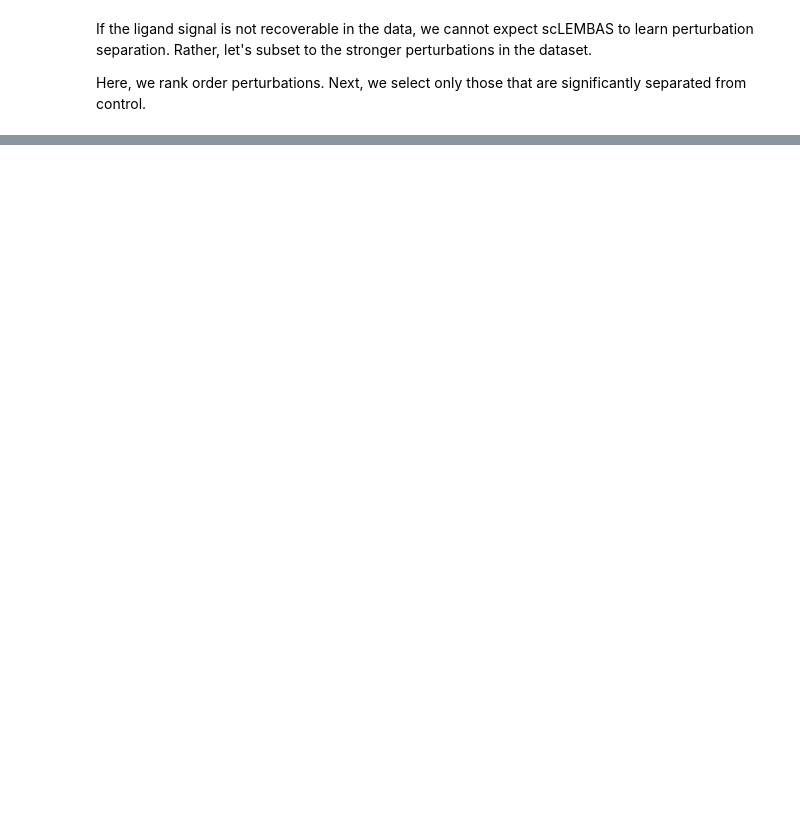
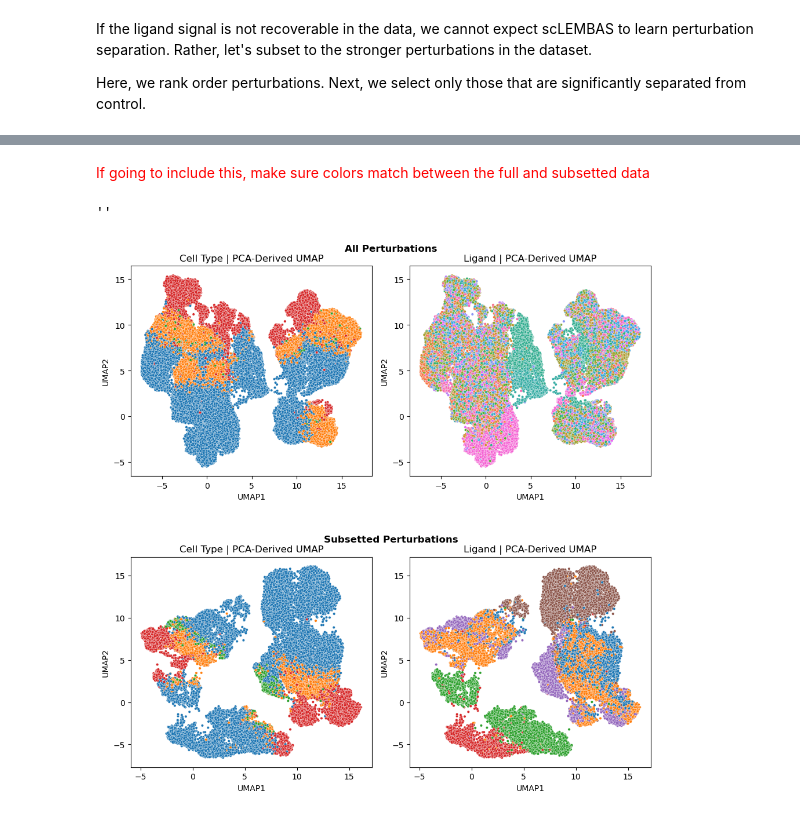
Before and after one commit to hmbaghdassarian/scLEMBAS, a Jupyter notebook: notebooks/McCauley_2024/02_subset_perturbations.ipynb, the cells around one changed output, grey strips where cells are left out. Drawn from its saved outputs; the diff is of its cells as text; code cells hidden in the pictures; blank space fills up the shorter version.

```diff
--- a/notebooks/McCauley_2024/02_subset_perturbations.ipynb
+++ b/notebooks/McCauley_2024/02_subset_perturbations.ipynb
@@ -172,0 +221,57 @@ io.write_tfad(tf_adata,
+# %% [markdown]
+<span style="color:red">If going to include this, make sure colors match between the full and subsetted data</span>
+# %%
+ncols, nrows = 2,2
+fig, ax = plt.subplots(ncols=ncols, nrows=nrows, figsize=(5.1*ncols, 5.1*nrows))
+# ax = axes if isinstance(axes, np.ndarray) else np.array([axes])
+# ax = ax.flatten()
+plot_type = 'scatter'
+
+ll_map = {'umap': 'PCA-Derived UMAP',
+         'umap_pls': 'PLS-Derived UMAP'}
+
+latent_label = 'umap'
+for (i, (adata_type, tf_adata_)) in enumerate(adata_dict.items()):
+
+    row_ax = fig.add_subplot(2, 1, i + 1, frame_on=False)
+    row_ax.set_title(adata_type, fontsize=12, fontweight='bold', pad=18)
+    row_ax.tick_params(labelcolor='none', top=False, bottom=False, left=False, right=False)
+    row_ax.grid(False)
+
+
+    viz_df = pd.DataFrame(tf_adata_.obsm['X_' + latent_label])
+    _label_name = 'UMAP'
+    viz_df.columns = [_label_name + '{}'.format(i+1) for i in range(viz_df.shape[1])]
+
+    for covariate in [cat_col, pert_col]:
+        viz_df[covariate] = tf_adata_.obs[covariate].reset_index(drop=True)
+
+    viz_df = viz_df.sample(frac=1, random_state=seed).reset_index(drop=True)
+
+
+    for (j, covariate) in enumerate([cat_col, pert_col]):
+        if plot_type == 'scatter':
+            sns.scatterplot(data = viz_df,
+                            x = _label_name + '{}'.format(1), y = _label_name + '{}'.format(2), hue = covariate,
+                            ax = ax[i, j], s = 10)
+        elif plot_type == 'contour':
+            sns.kdeplot(data = viz_df,
+                        x = _label_name + '{}'.format(1), y = _label_name + '{}'.format(2), hue = covariate,
+                        ax = ax[i, j], fill = False, levels = 5)
+
+
+        if ax[i,j].legend_ is not None:
+            ax[i,j].legend_.remove()
+
+        ax[i,j].set_title('{} | {}'.format(
+            ' '.join([c.capitalize() for c in covariate.split('_')]),
+            ll_map[latent_label]))
+
+fig.tight_layout()
+fig.savefig(os.path.join(data_path, 'figures', author + '_TF_umap_visualization_comparison_subsets.png'),
+            dpi=300, bbox_inches="tight")
+
+;
+# %% [output]
+''
+[figure, added]
```
Also changed, not shown: parts of 37 cells of this notebook, 12 other files.
